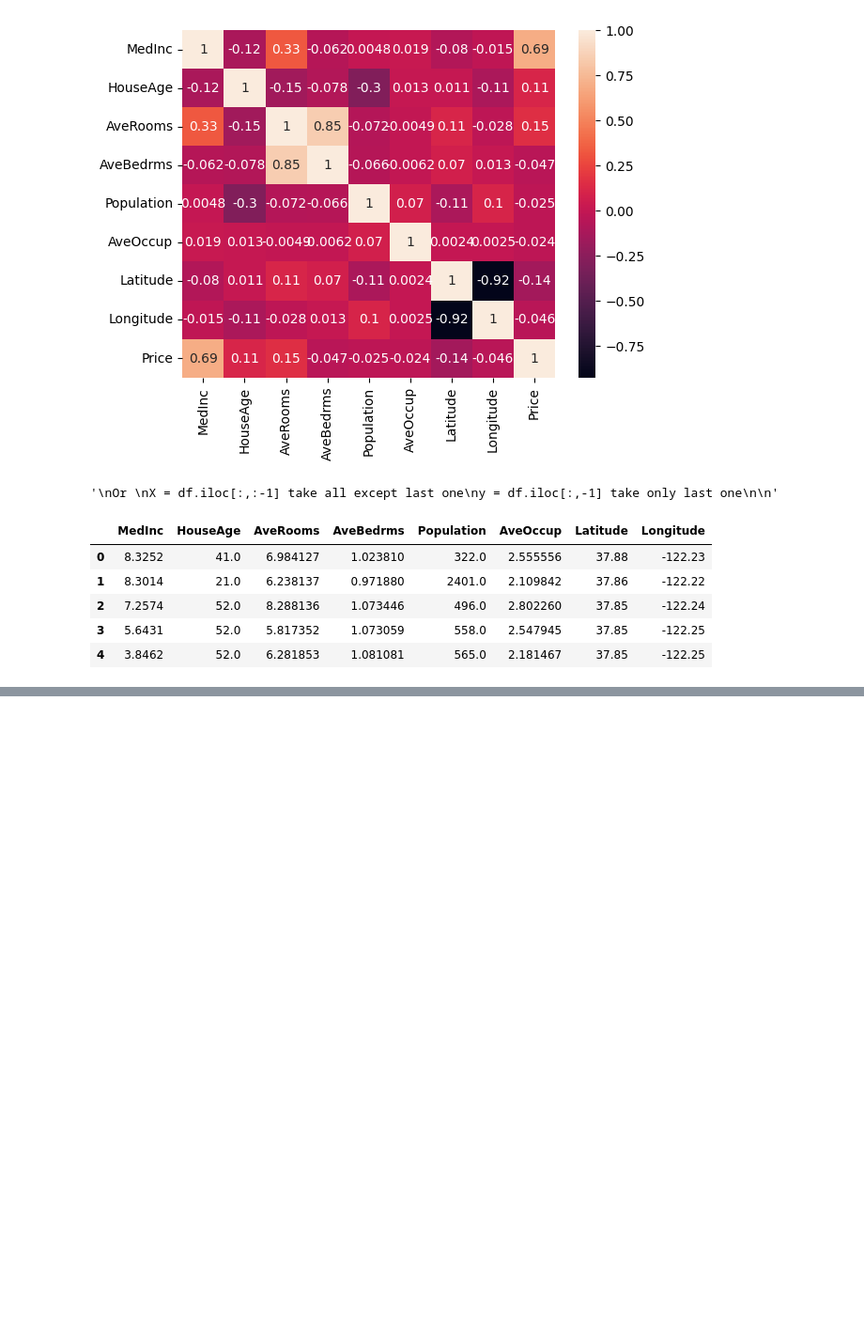
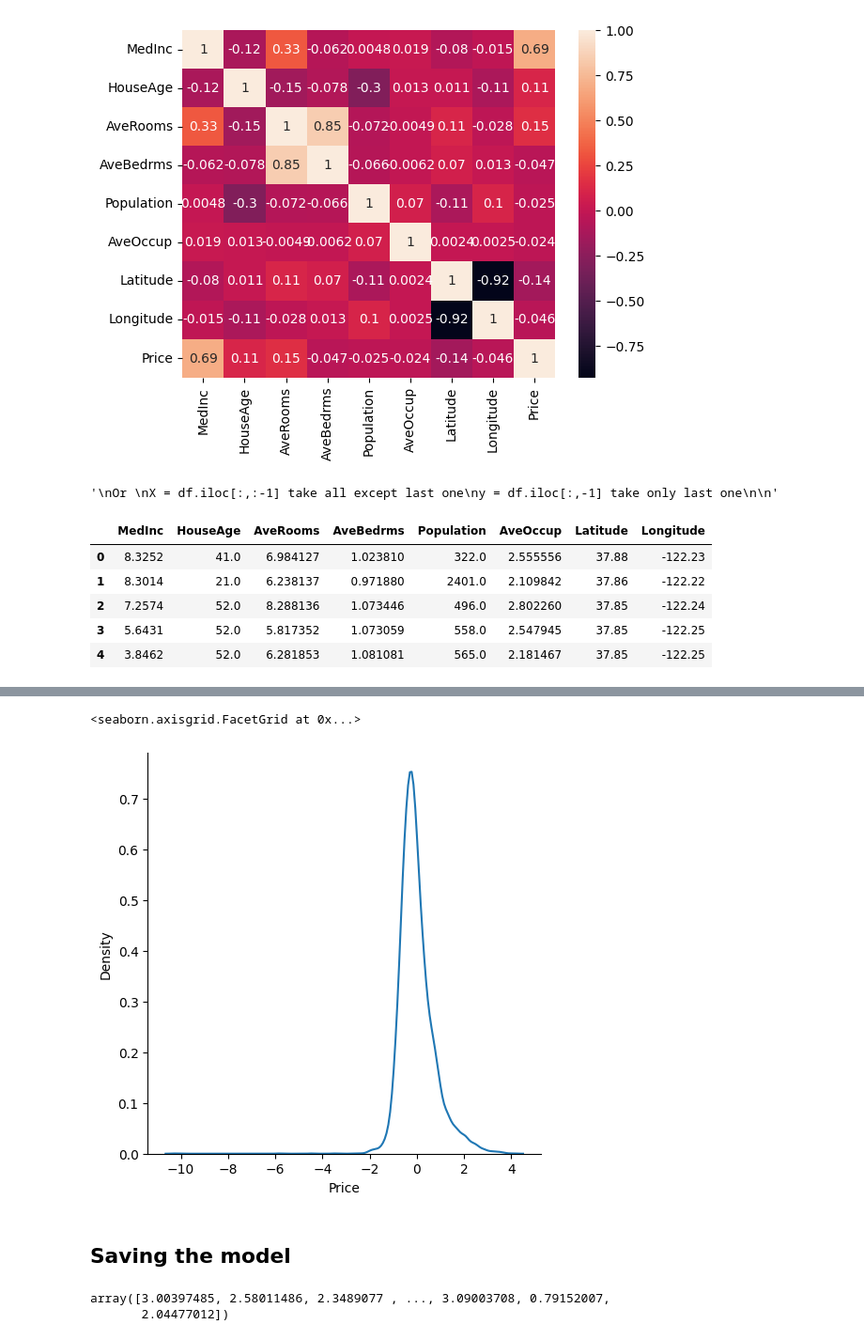
Before and after one commit to udityamerit/Complete-Machine-Learning-For-Beginners, a Jupyter notebook: 10-Project Implementation of ML Models/10.2-Multple_Linear_Regression.ipynb, the cells around one changed output, grey strips where cells are left out. Shown: that part at 94% size. Drawn from its saved outputs; the diff is of its cells as text; code cells hidden in the pictures; blank space fills up the shorter version.

```diff
--- a/10-Project Implementation of ML Models/10.2-Multple_Linear_Regression.ipynb
+++ b/10-Project Implementation of ML Models/10.2-Multple_Linear_Regression.ipynb
@@ -170,0 +247,7 @@ from sklearn.model_selection import train_test_split
+# %%
+sns.displot(residuals, kind='kde')
+# %% [output]
+<seaborn.axisgrid.FacetGrid at 0x...>
+[figure, added]
+# %% [markdown]
+## Saving the model
@@ -170,0 +259,5 @@ from sklearn.model_selection import train_test_split
+# %%
+model.predict(X_test) ## as we predict before
+# %% [output]
+array([3.00397485, 2.58011486, 2.3489077 , ..., 3.09003708, 0.79152007,
+       2.04477012])
```
Also changed, not shown: parts of 18 cells of this notebook, 3 other files.
